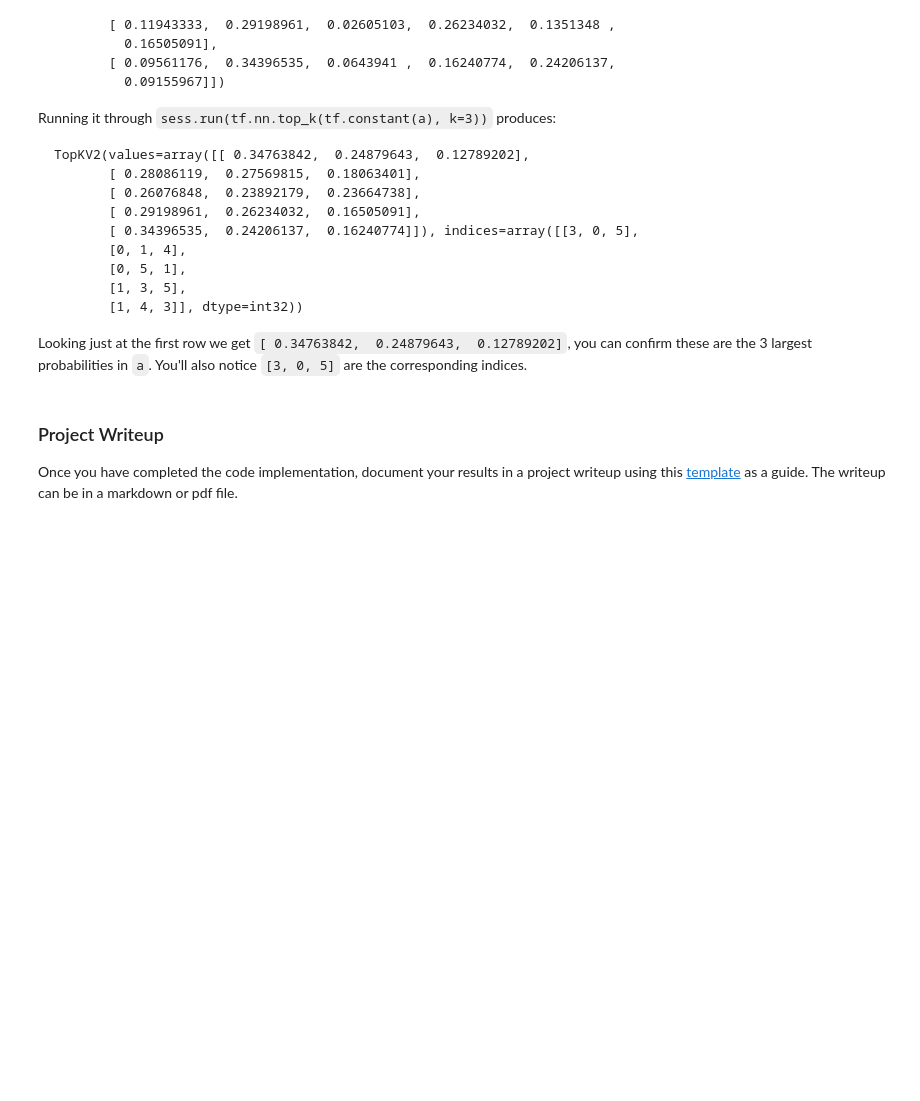
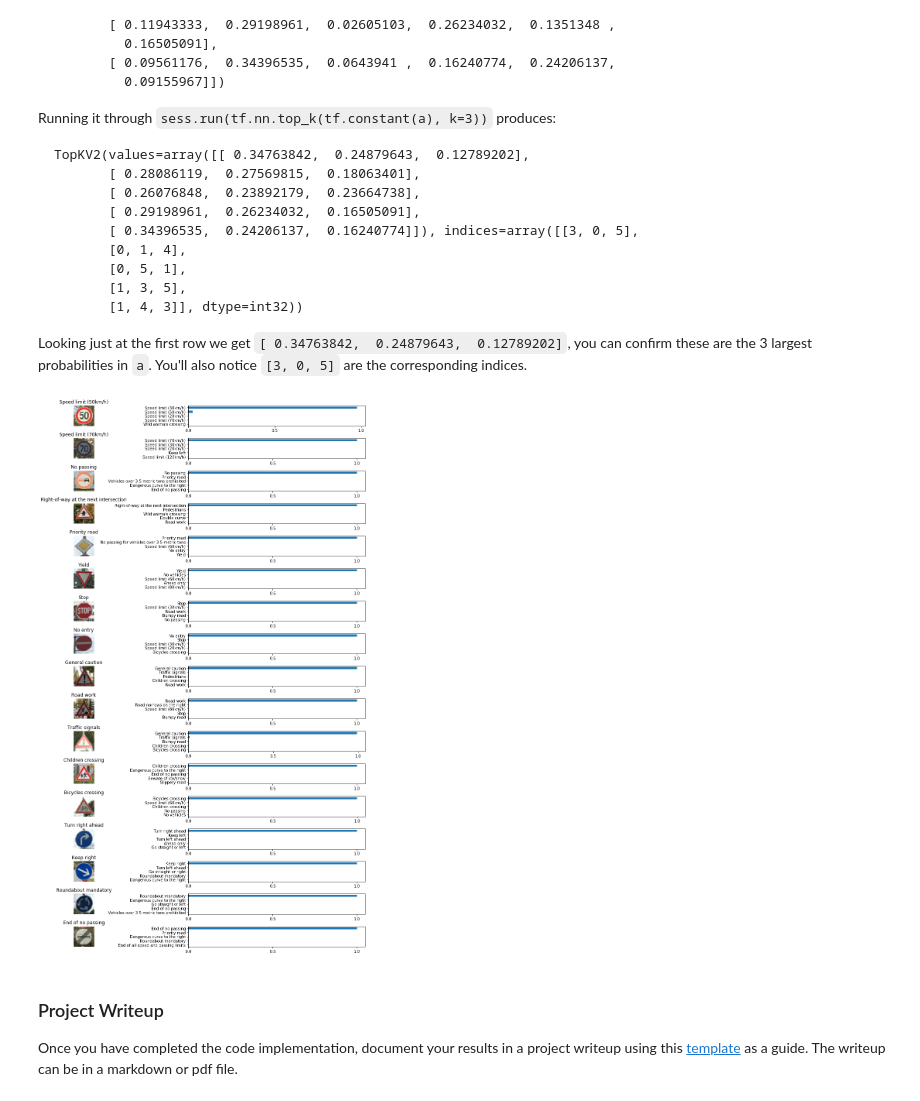
Before and after one commit to cazacov/CarND-Traffic-Sign-Classifier-Project, a Jupyter notebook: Traffic_Sign_Classifier.ipynb, the cells around one changed output. Saved outputs shown, nothing was run; the diff lists cells and outputs as text; code cells hidden in the pictures; blank space fills up the shorter version.

```diff
--- a/Traffic_Sign_Classifier.ipynb
+++ b/Traffic_Sign_Classifier.ipynb
@@ -565,3 +561,27 @@ Looking just at the first row we get `[ 0.34763842,  0.24879643,  0.12789202]`,
+# %%
+### Print out the top five softmax probabilities for the predictions on the German traffic sign images found on the web.
+### Feel free to use as many code cells as needed.
+
+plt.rcParams["figure.figsize"] = [14, 20]
+fig, axies = plt.subplots(nrows=len(real_images), ncols=2)
+fig.tight_layout()
+
+ind = np.arange(top_n_predictions)
+
+for image_i, (image, label_id, pred_indicies, pred_values) in enumerate(zip(real_images, real_labels, real_predictions.indices, real_predictions.values)):
+    pred_names = [label_names[pred_i] for pred_i in pred_indicies]
+    correct_name = label_names[label_id]
+
+    axies[image_i][0].imshow(image)
+    axies[image_i][0].set_title(correct_name)
+    axies[image_i][0].set_axis_off()
+
+    axies[image_i][1].barh(ind, width=pred_values[::-1], height=0.5)
+    axies[image_i][1].set_yticks(ind)
+    axies[image_i][1].set_yticklabels(pred_names[::-1])
+    axies[image_i][1].set_xticks([0, 0.5, 1.0])
+# %% [output]
+[figure, added]
 # %% [markdown]
 ### Project Writeup
 
```
Also changed, not shown: parts of 8 cells of this notebook.
